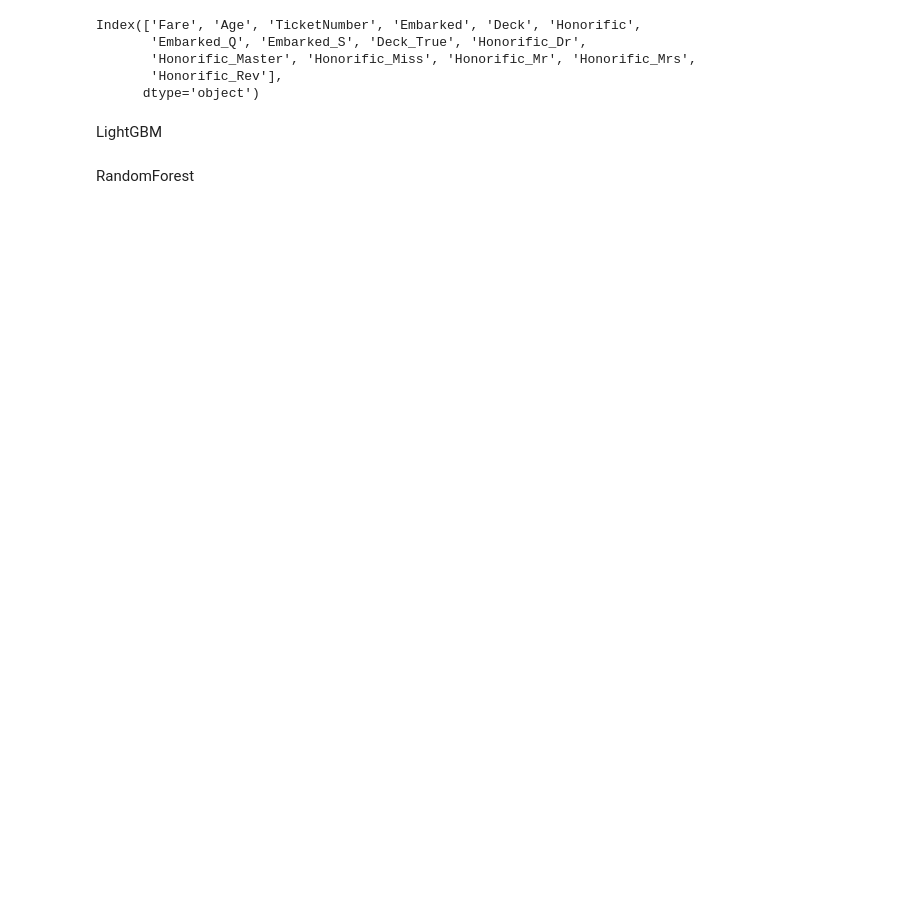
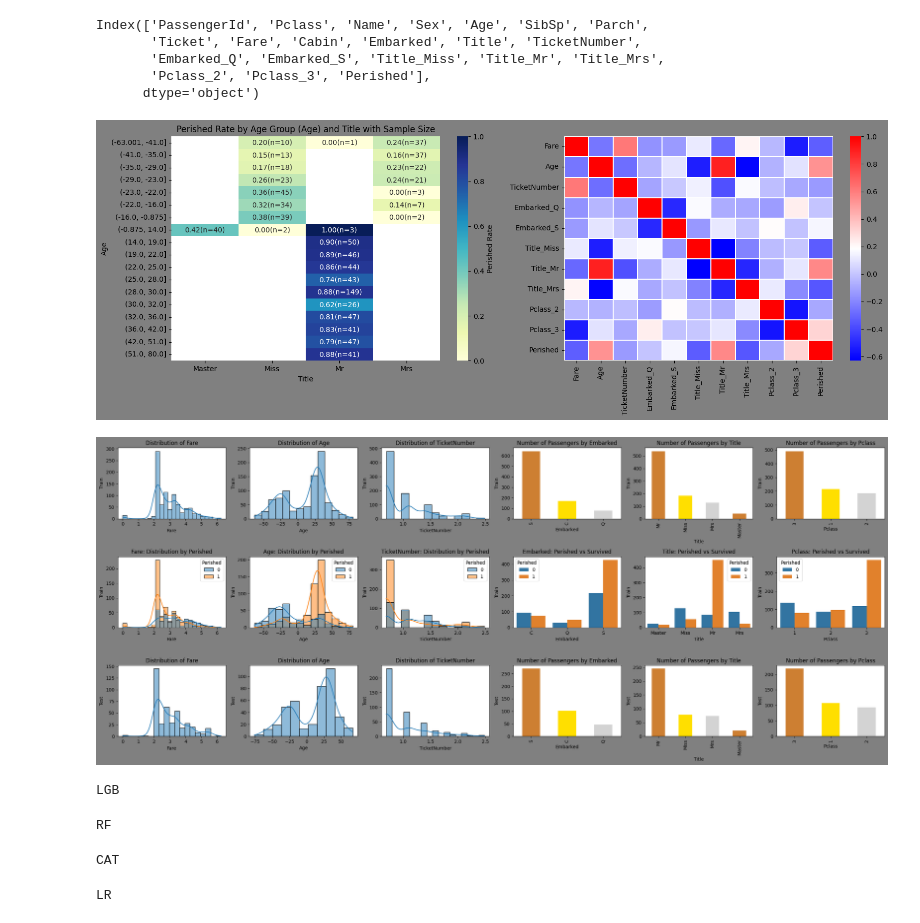
Before and after one commit to saka2ki/GCI, a Jupyter notebook: titanic/notebook/titanic.ipynb, the cells around one changed output. Saved outputs shown, nothing was run; the diff lists cells and outputs as text; code cells hidden in the pictures; blank space fills up the shorter version.

```diff
--- a/titanic/notebook/titanic.ipynb
+++ b/titanic/notebook/titanic.ipynb
@@ -322,42 +57,0 @@ dtype: int64
-# %%
-import matplotlib.pyplot as plt
-import seaborn as sns
-
-df_train['qAge'] = pd.qcut(df_train['Age'], 20, duplicates='drop')
-death_rate = df_train.groupby(['Sex', 'qAge'], observed=False)['Perished'].mean().reset_index()
-death_rate = df_train.groupby(['qAge', 'Sex'], observed=False)['Perished'].mean().reset_index()
-
-# 死亡率と件数を集計
-summary = df_train.groupby(['qAge', 'Sex'], observed=False).agg(
-    death_rate=('Perished', 'mean'),
-    count=('Perished', 'count')
-).reset_index()
-
-# ピボットテーブル作成（数値用とラベル用）
-heatmap_values = summary.pivot(index='qAge', columns='Sex', values='death_rate')
-heatmap_counts = summary.pivot(index='qAge', columns='Sex', values='count')
-
-# アノテーション用の文字列（例: "0.75\n(n=12)"）
-annot = heatmap_values.copy()
-for row in annot.index:
-    for col in annot.columns:
-        val = heatmap_values.loc[row, col]
-        cnt = heatmap_counts.loc[row, col]
-        annot.loc[row, col] = f"{val:.2f}(n={cnt})"
-
-f, ax = plt.subplots(1, 2, figsize=(16, 6), facecolor='gray')
-sns.heatmap(
-    heatmap_values.astype(float),  # 数値
-    annot=annot,                  # アノテーション
-    fmt='',                       # アノテーションに文字列を使う
-    cmap='YlGnBu',
-    cbar_kws={'label': 'Death Rate'},
-    ax=ax[0]
-)
-ax[0].set_title('Death Rate by Age Group (qAge) and Sex with Sample Size')
-ax[0].set_xlabel('Sex')
-ax[0].set_ylabel('Age Quantile (qAge)')
-
-sns.heatmap(df_train[[*numerical, *dum_categorical, 'Perished']].corr(),annot=True,cmap='bwr',linewidths=0.2, ax=ax[1])
-plt.tight_layout()
-plt.show()
@@ -415,3 +58,17 @@ plt.show()
+# %%
+df_train.columns
+# %% [output]
+Index(['PassengerId', 'Pclass', 'Name', 'Sex', 'Age', 'SibSp', 'Parch',
+       'Ticket', 'Fare', 'Cabin', 'Embarked', 'Title', 'TicketNumber',
+       'Embarked_Q', 'Embarked_S', 'Title_Miss', 'Title_Mr', 'Title_Mrs',
+       'Pclass_2', 'Pclass_3', 'Perished'],
+      dtype='object')
+# %%
+from target_rate import target_rate
+target_rate(df_train, df_test, numerical_feature='Age', boolean_feature='Title', target=target, numerical=numerical, categorical=categorical, dum_categorical=dum_categorical, q=True, n=20, is_annot=False)
+# %% [output]
+[figure, added]
+[figure, added]
 # %%
 from objective import Objective
 from models import LGB, RF, CAT, LR
@@ -419,14 +76,17 @@ from params import lgb_params, rf_params, cat_params, lr_params
 from sklearn.model_selection import train_test_split
 
 X = df_train[numerical+categorical+dum_categorical]
-y = df_train['Perished']
+y = df_train[target]
 X, X_test, y, y_test = train_test_split(X, y, test_size=0.2, random_state=42)
-X_test.columns
+for key in objectives:
+    print(key)
+    if key=='LGB': objectives[key]=Objective(X, y, model=LGB, params=lgb_params, numerical=numerical, categorical=categorical, n_trial=300)
+    if key=='RF': objectives[key]=Objective(X, y, model=RF, params=rf_params, numerical=numerical, categorical=dum_categorical, n_trial=100)
+    if key=='CAT': objectives[key]=Objective(X, y, model=CAT, params=cat_params, numerical=numerical, categorical=categorical, n_trial=300)
+    if key=='LR': objectives[key]=Objective(X, y, model=LR, params=lr_params, numerical=numerical, categorical=dum_categorical, n_trial=100)
+    objectives[key]()
 # %% [output]
-Index(['Fare', 'Age', 'TicketNumber', 'Embarked', 'Deck', 'Honorific',
-       'Embarked_Q', 'Embarked_S', 'Deck_True', 'Honorific_Dr',
-       'Honorific_Master', 'Honorific_Miss', 'Honorific_Mr', 'Honorific_Mrs',
-       'Honorific_Rev'],
-      dtype='object')
+LGB
+RF
+CAT
+LR
-# %% [markdown]
-LightGBM
@@ -436,2 +92,0 @@ lgb_objective()
-# %% [markdown]
-RandomForest
```
Also changed, not shown: parts of 14 cells of this notebook, 3 other files.
